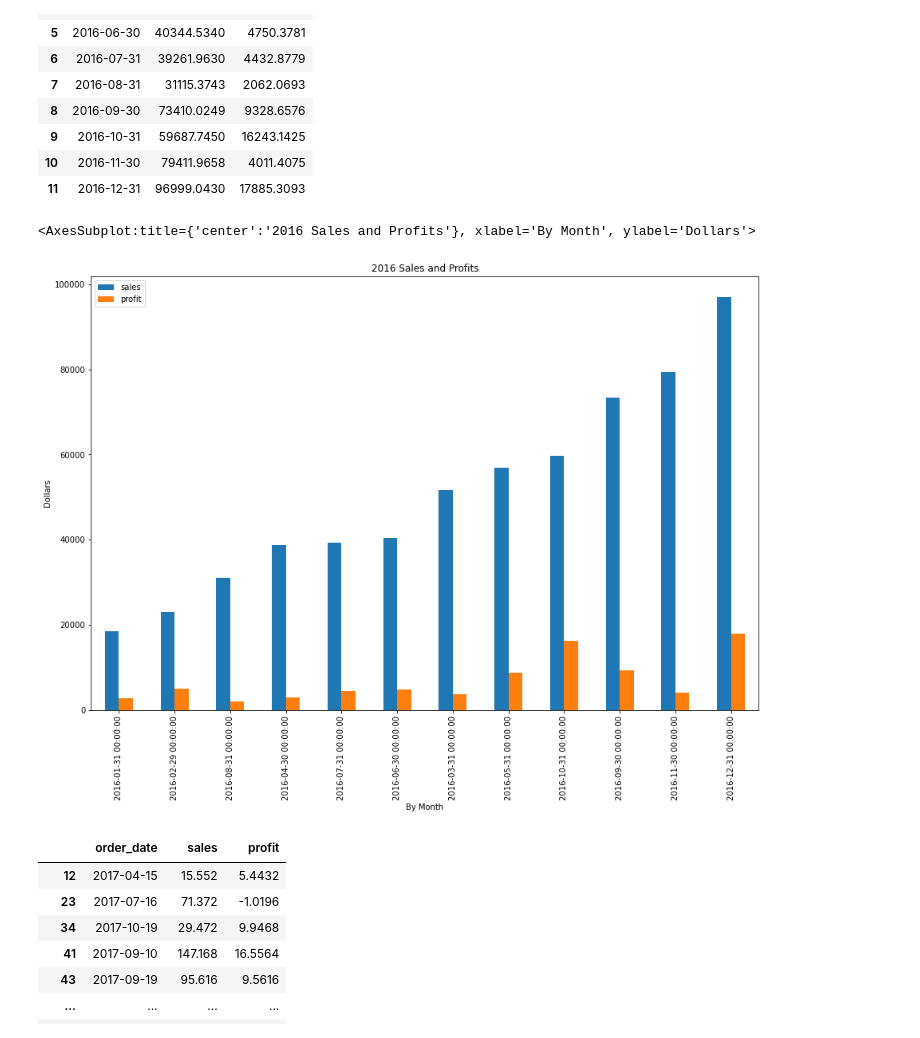
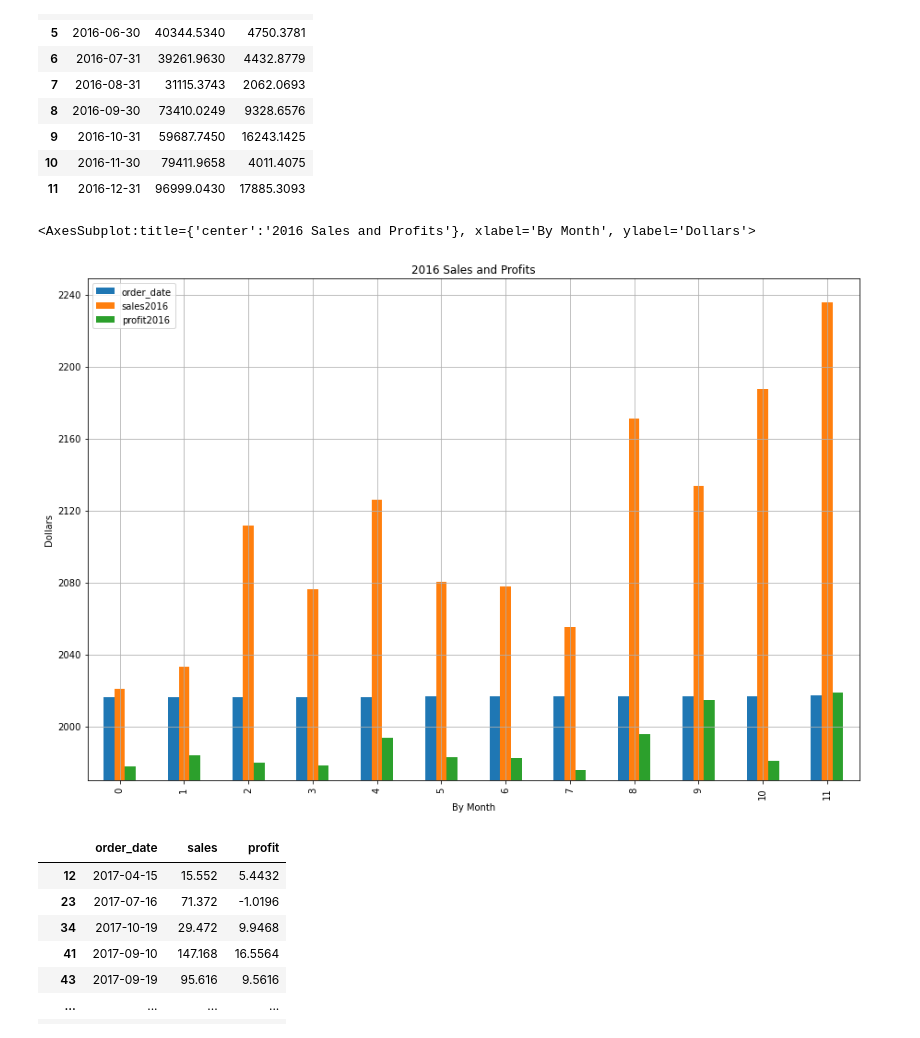
Before and after one commit to haodong191/superstore-project, a Jupyter notebook: superstore analysis with Postgres SQL connection.ipynb, the cells around one changed output. Drawn from its saved outputs; the diff is of its cells as text; code cells hidden in the pictures.

```diff
--- a/superstore analysis with Postgres SQL connection.ipynb
+++ b/superstore analysis with Postgres SQL connection.ipynb
@@ -16,3 +9,10 @@ password = "*****"
+# %%
+#set easy to edit variables for logging into Postgres
+host = "localhost"
+port = "5432"
+database = "superstore"
+user = "postgres"
+password = "Titbon1!"
 # %%
 engine = create_engine('postgresql://'+user+':'+password+'@'+host+':'+port+'/'+database+'')
 print(engine)
@@ -178,11 +178,11 @@ yr2016_monthly_df
 date = clean_sql_df[(clean_sql_df['order_date'] >= (start_date)) & (clean_sql_df['order_date'] <= (end_date))]
 value = clean_sql_df[(clean_sql_df['order_date'] >= (start_date)) & (clean_sql_df['order_date'] <= (end_date))]
 # %%
-yr2016_df.plot(kind='bar', title='2016 Sales and Profits', ylabel='Dollars',
-         xlabel='By Month', figsize=(15, 10))
+yr2016_monthly_df.plot(kind='bar', title='2016 Sales and Profits', ylabel='Dollars',
+         xlabel='By Month', figsize=(15, 10), grid=True)
 # %% [output]
 <AxesSubplot:title={'center':'2016 Sales and Profits'}, xlabel='By Month', ylabel='Dollars'>
-[figure, old version]
+[figure, new version]
 # %%
 #create df for 2017 sales and profit to use for YOY chart
 yr2017_df = clean_sql_df[(clean_sql_df['order_date'] >= "2017-1-1") & (clean_sql_df['order_date'] <= "2017-12-30")]
```
Also changed, not shown: parts of 12 cells of this notebook, 4 other files.
